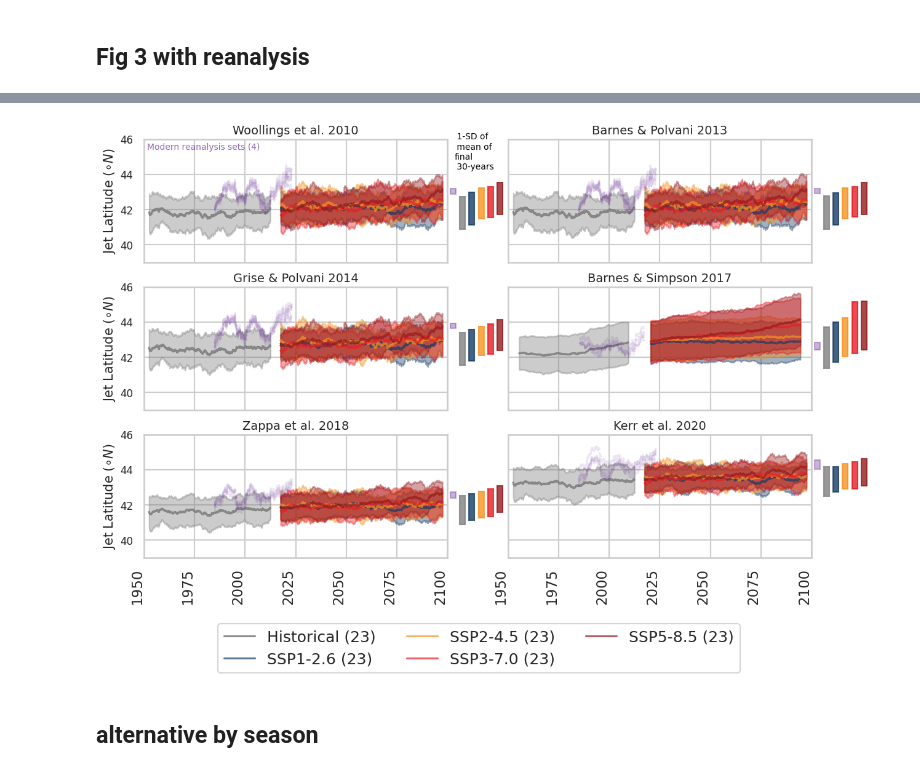
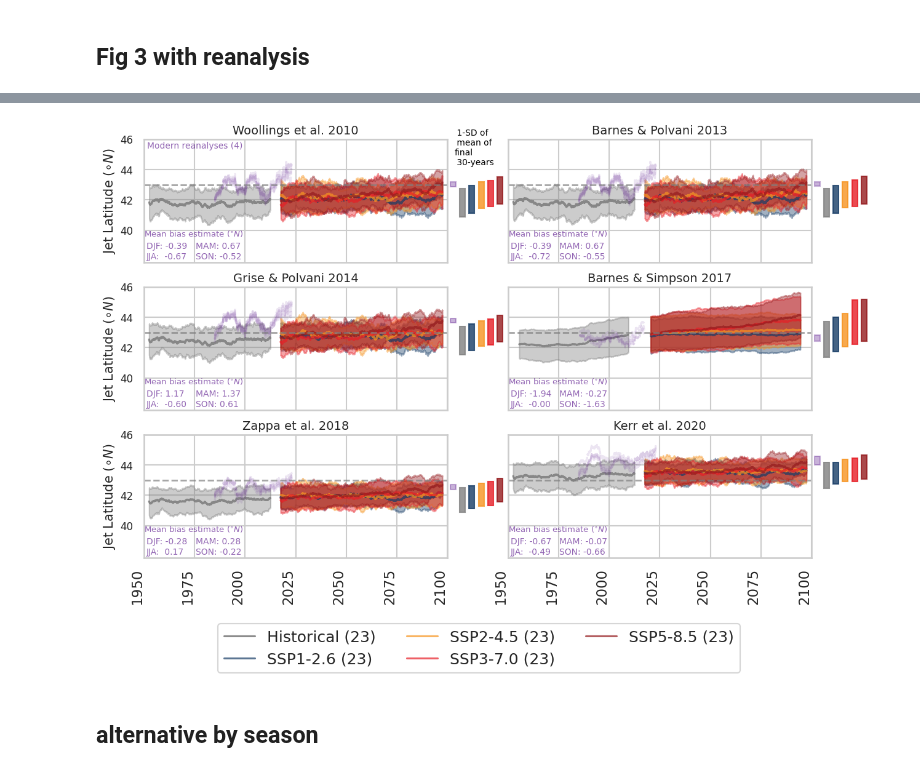
Before and after one commit to Thomasjkeel/uncertainty-in-npac-jet-shift, a Jupyter notebook: Figure_3.ipynb, the cells around one changed output, grey strips where cells are left out. Saved outputs shown, nothing was run; the diff lists cells and outputs as text; code cells hidden in the pictures.

```diff
--- a/Figure_3.ipynb
+++ b/Figure_3.ipynb
@@ -610,7 +656,7 @@ sns.set_style('whitegrid')
 fig, axes = plt.subplots(3, 2, figsize=(14, 10), sharex=True, sharey=True)
 ax_list = [[0, 0], [0, 1], [1, 0], [1, 1], [2, 0], [2, 1]]
 ax_ind = 0
-ymin, ymax = 39, 46
+ymin, ymax = 37.6, 45.5
 use_legend=False
 multiplying_factor = 5
 WINDOW_SIZE = 365*multiplying_factor
@@ -721,12 +767,20 @@ for metric_to_use, metric_data_name in zip(METRIC_NAMES, METRIC_DATA_NAMES):
     ax.add_patch(mpatches.Rectangle(xy=((current_xlim_max+1000*3)+700*3+500, sd_below_mean_last_30y_ssp245), width=1000, height=(sd_above_mean_last_30y_ssp245-sd_below_mean_last_30y_ssp245), color=IPCC_COLOURS[2], alpha=.8, clip_on= False))
     ax.add_patch(mpatches.Rectangle(xy=((current_xlim_max+1000*4)+700*4+500, sd_below_mean_last_30y_ssp370), width=1000, height=(sd_above_mean_last_30y_ssp370-sd_below_mean_last_30y_ssp370), color=IPCC_COLOURS[1], alpha=.8, clip_on= False))
     ax.add_patch(mpatches.Rectangle(xy=((current_xlim_max+1000*5)+700*5+500, sd_below_mean_last_30y_ssp585), width=1000, height=(sd_above_mean_last_30y_ssp585-sd_below_mean_last_30y_ssp585), color=IPCC_COLOURS[0], alpha=.8, clip_on= False))
+    ax.text(s=r"Mean bias estimate ($^{\circ} N$)", x=datetime.date(1950, 1, 1), y=39.6, c='indigo', alpha=.6, size=9.5)
+    ax.text(s=f"DJF: {all_era5_bias[metric_to_use][1]:.2f}", x=datetime.date(1951, 4, 1), y=38.8, c='indigo', alpha=.6, size=10)
+    ax.text(s=f"MAM: {all_era5_bias[metric_to_use][2]:.2f}", x=datetime.date(1975, 6, 1), y=38.8, c='indigo', alpha=.6, size=10)
+    ax.text(s=f"JJA:  {all_era5_bias[metric_to_use][3]:.2f}", x=datetime.date(1951, 4, 1), y=38.1, c='indigo', alpha=.6, size=10)
+    ax.text(s=f"SON: {all_era5_bias[metric_to_use][4]:.2f}", x=datetime.date(1975, 6, 1), y=38.1, c='indigo', alpha=.6, size=10)
+    ax.set_yticks([40, 42, 44, 46])
+    ax.hlines(43, datetime.date(1950, 1, 1), datetime.date(2100, 1, 1), linestyle='--', color='grey', alpha=.7, linewidth=2)
+    ax.set_xlim(datetime.date(1950, 1, 1), datetime.date(2100, 1, 1))
+    ax.set_ylim(37.9, 46)
     ax_ind += 1
 
-
-axes[2][0].set_xticklabels(np.arange(1950, 2101, 25), rotation=90); axes[2][1].set_xticklabels(np.arange(1950, 2101, 25), rotation=90)
+axes[2][0].set_xticklabels(np.arange(1951, 2101, 25), rotation=90); axes[2][1].set_xticklabels(np.arange(1950, 2101, 25), rotation=90)
 axes[2][0].set_xlabel(''); axes[2][1].set_xlabel('');
-axes[0][0].text(s="Modern reanalysis sets (4)", x=ax.get_xlim()[0]+500, y=45.4, c='indigo', alpha=.6, size=10)
+axes[0][0].text(s="Modern reanalyses (4)", x=ax.get_xlim()[0]+500, y=45.4, c='indigo', alpha=.6, size=10)
 fig.subplots_adjust(hspace=.2)
 # fig.savefig("figures/figure_3_with_rean_boxes.png", dpi=300, bbox_inches='tight')
 # %% [output]
@@ -735,4 +789,4 @@ Wall time: 1min
-[figure, old version]
+[figure, new version]
 # %% [markdown]
 ## alternative by season
 # %%
```
Also changed, not shown: parts of 14 cells of this notebook, 2 other files.
